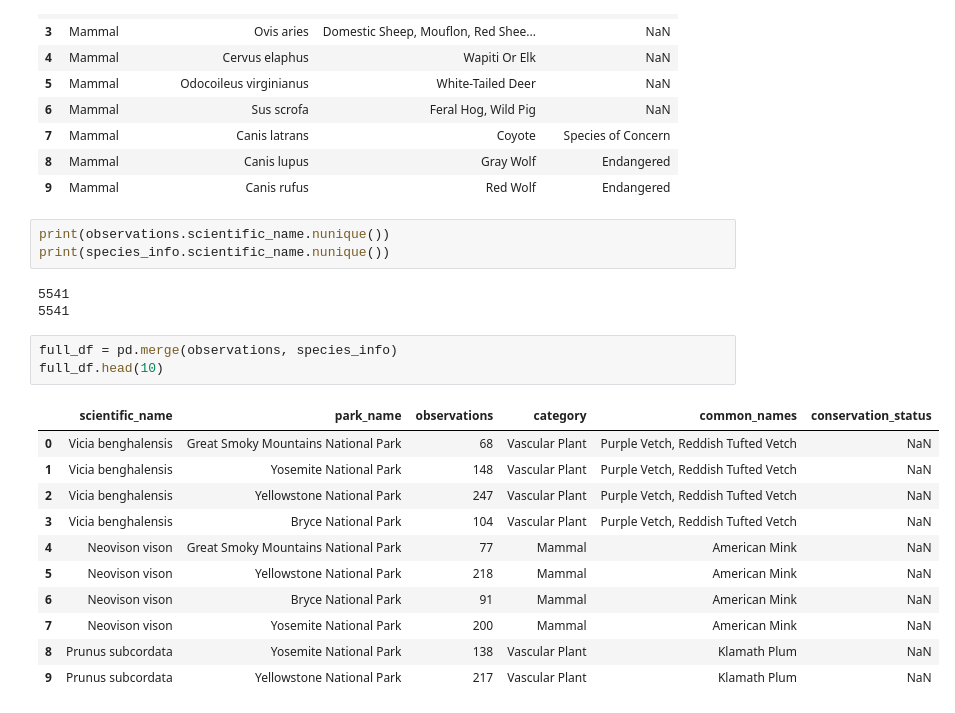
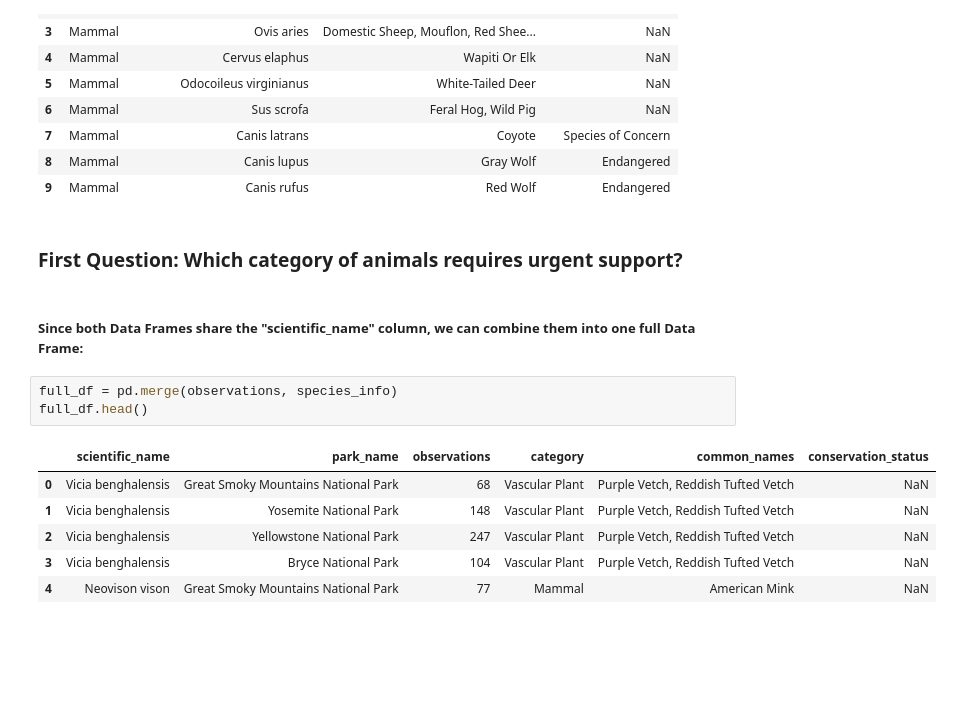
Before and after one commit to szayed99/Biodiversity, a Jupyter notebook: biodiversity.ipynb, the cells around one changed output. Drawn from its saved outputs; the diff is of its cells as text; blank space fills up the shorter version.

```diff
--- a/biodiversity.ipynb
+++ b/biodiversity.ipynb
@@ -54,24 +47,17 @@ species_info.head(10)
 | 7 | Mammal | Canis latrans | Coyote | Species of Concern |
 | 8 | Mammal | Canis lupus | Gray Wolf | Endangered |
 | 9 | Mammal | Canis rufus | Red Wolf | Endangered |
-# %%
-print(observations.scientific_name.nunique())
-print(species_info.scientific_name.nunique())
-# %% [output]
-5541
-5541
+# %% [markdown]
+### First Question: Which category of animals requires urgent support?
+# %% [markdown]
+##### Since both Data Frames share the "scientific_name" column, we can combine them into one full Data Frame:
 # %%
 full_df = pd.merge(observations, species_info)
-full_df.head(10)
+full_df.head()
 # %% [output]
 |  | scientific_name | park_name | observations | category | common_names | conservation_status |
 | 0 | Vicia benghalensis | Great Smoky Mountains National Park | 68 | Vascular Plant | Purple Vetch, Reddish Tufted Vetch | NaN |
 | 1 | Vicia benghalensis | Yosemite National Park | 148 | Vascular Plant | Purple Vetch, Reddish Tufted Vetch | NaN |
 | 2 | Vicia benghalensis | Yellowstone National Park | 247 | Vascular Plant | Purple Vetch, Reddish Tufted Vetch | NaN |
 | 3 | Vicia benghalensis | Bryce National Park | 104 | Vascular Plant | Purple Vetch, Reddish Tufted Vetch | NaN |
 | 4 | Neovison vison | Great Smoky Mountains National Park | 77 | Mammal | American Mink | NaN |
-| 5 | Neovison vison | Yellowstone National Park | 218 | Mammal | American Mink | NaN |
-| 6 | Neovison vison | Bryce National Park | 91 | Mammal | American Mink | NaN |
-| 7 | Neovison vison | Yosemite National Park | 200 | Mammal | American Mink | NaN |
-| 8 | Prunus subcordata | Yosemite National Park | 138 | Vascular Plant | Klamath Plum | NaN |
-| 9 | Prunus subcordata | Yellowstone National Park | 217 | Vascular Plant | Klamath Plum | NaN |
```
Also changed, not shown: parts of 31 cells of this notebook.
